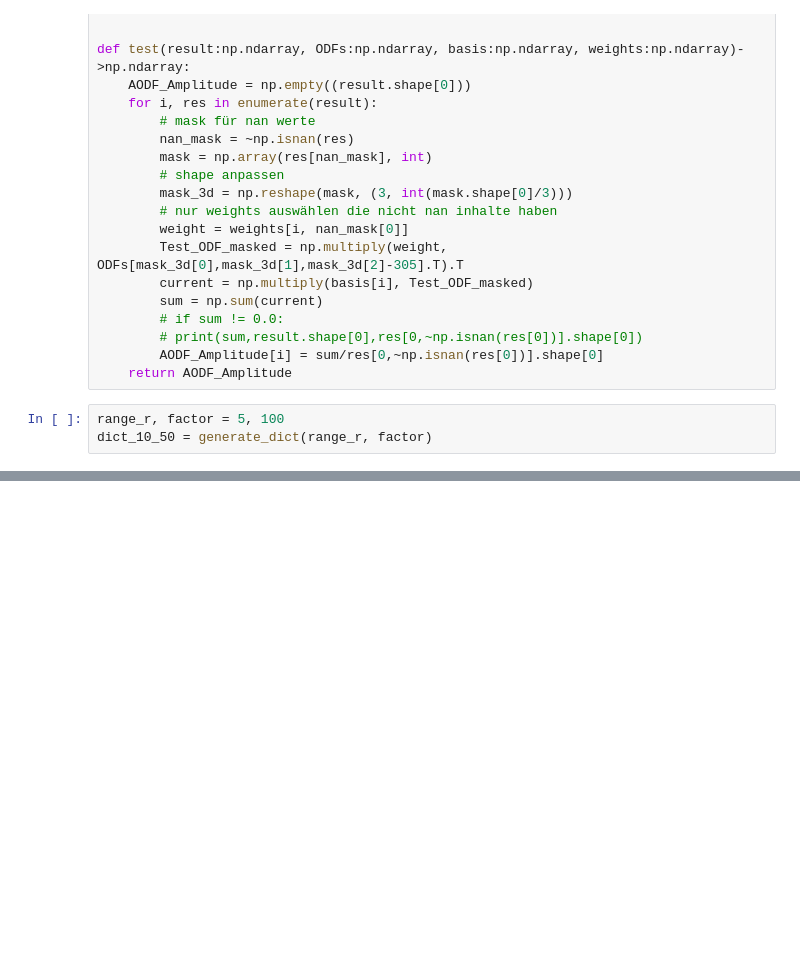
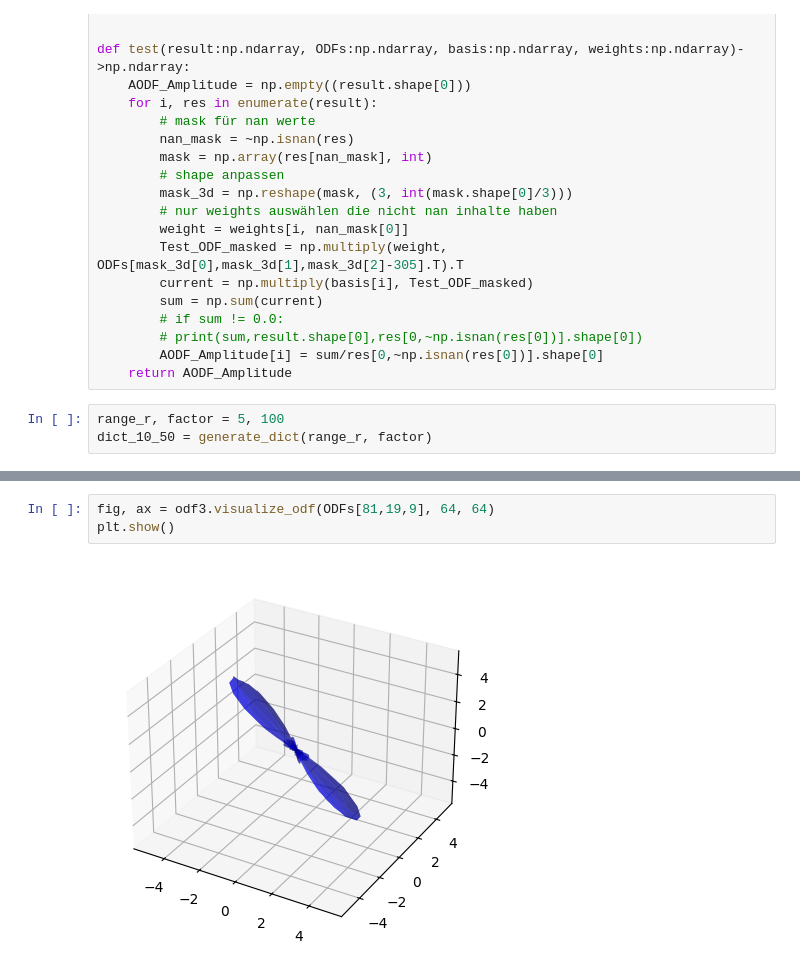
Before and after one commit to TimLockstedt/BA, a Jupyter notebook: main_class.ipynb, the cells around one changed output, grey strips where cells are left out. Drawn from its saved outputs; the diff is of its cells as text; blank space fills up the shorter version.

```diff
--- a/main_class.ipynb
+++ b/main_class.ipynb
@@ -268,0 +837,5 @@ odf2.coefficients_to_mrtrix_nii("Test_umgebung_8band", ODFs[595:605,595:605,:,:]
+# %%
+fig, ax = odf3.visualize_odf(ODFs[81,19,9], 64, 64)
+plt.show()
+# %% [output]
+[figure, added]
```
Also changed, not shown: parts of 48 cells of this notebook, 29 other files.
